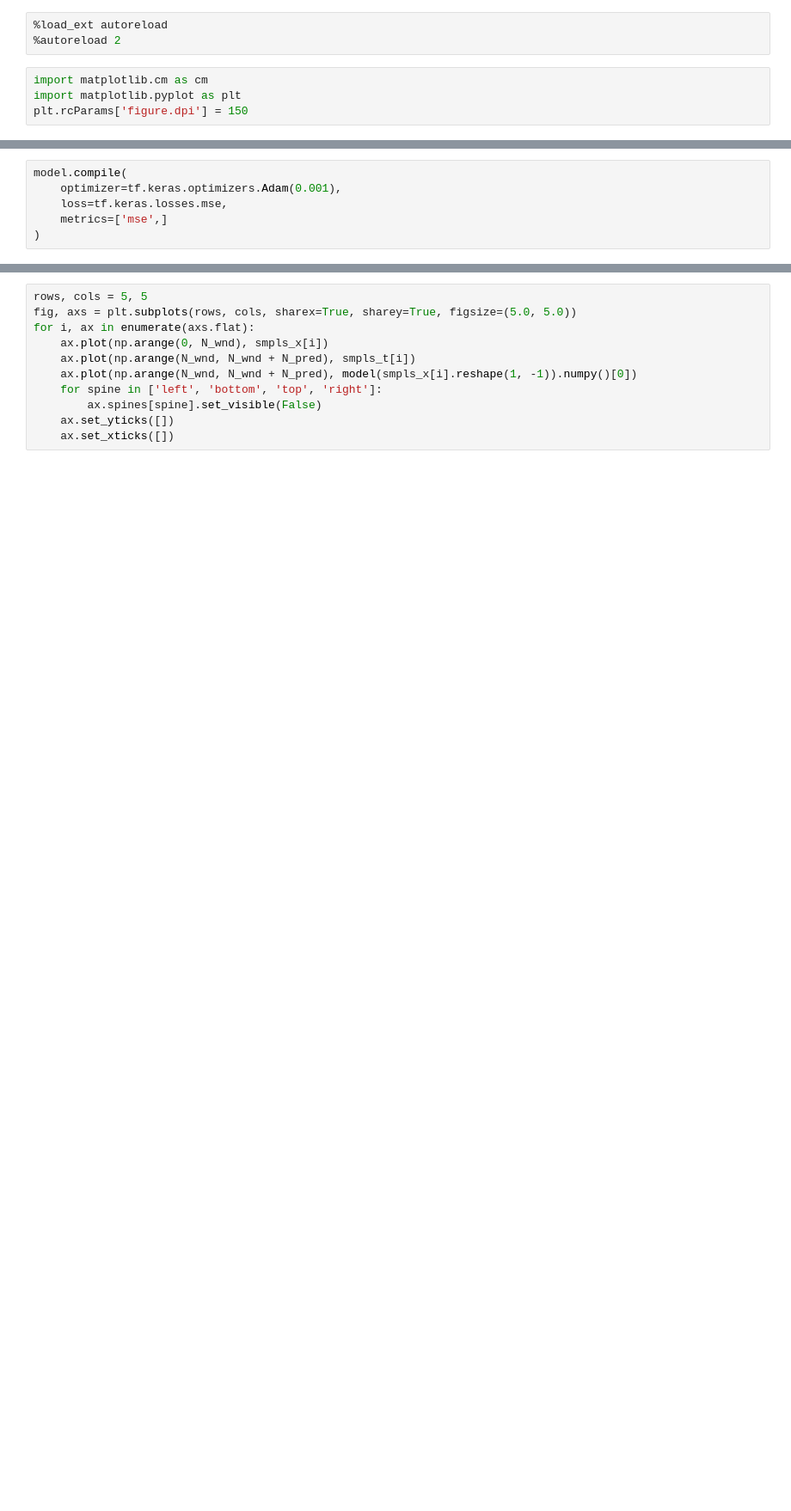
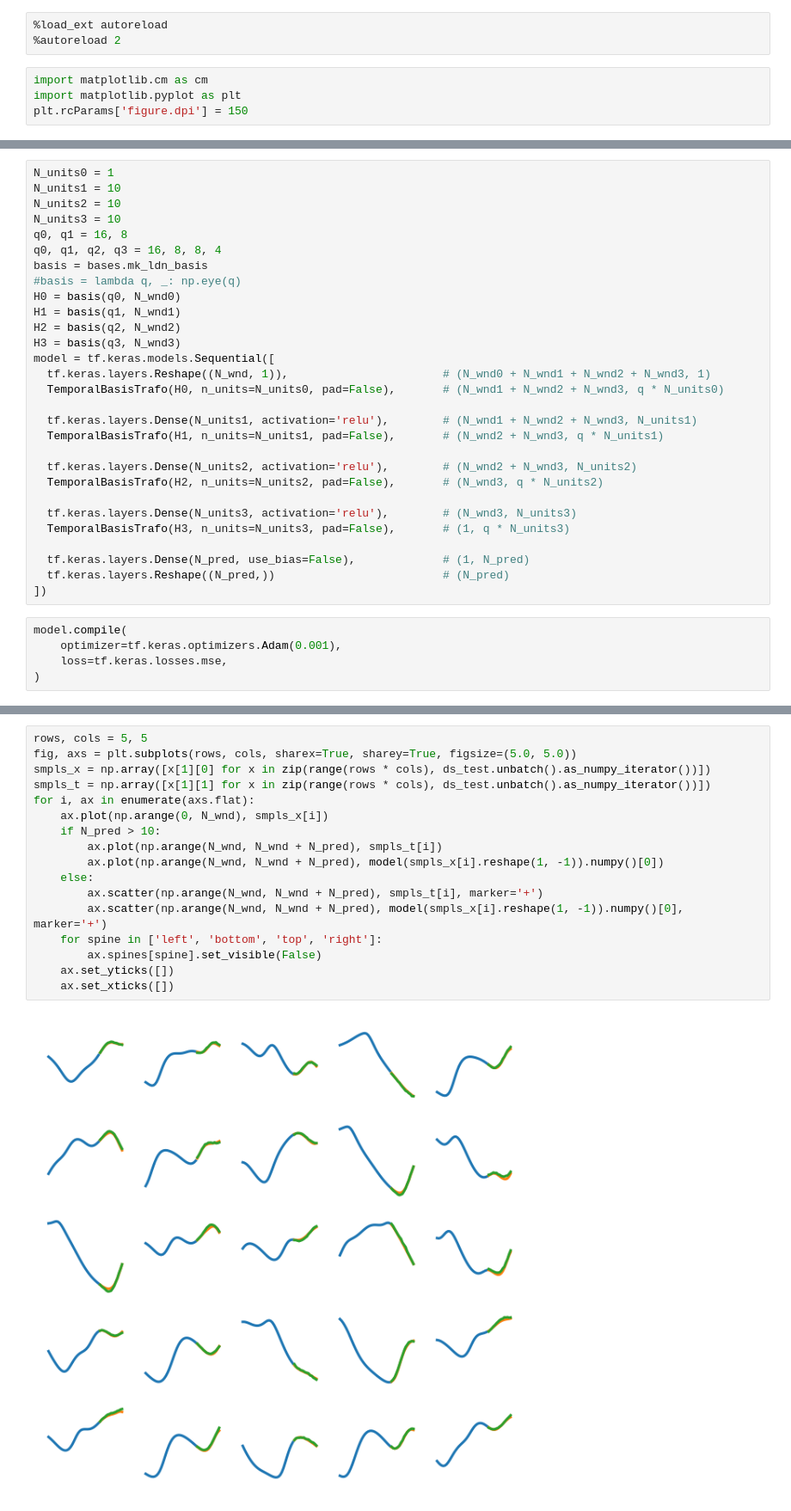
Before and after one commit to astoeckel/temporal_basis_transformation_network, a Jupyter notebook: notebooks/mackey_glass.ipynb, the cells around one changed output, grey strips where cells are left out. Shown at 86% size. Cells and saved outputs as stored; diff of their text form; blank space fills up the shorter version.

```diff
--- a/notebooks/mackey_glass.ipynb
+++ b/notebooks/mackey_glass.ipynb
@@ -70,8 +26,36 @@ model = tf.keras.models.Sequential([
+# %%
+N_units0 = 1
+N_units1 = 10
+N_units2 = 10
+N_units3 = 10
+q0, q1 = 16, 8
+q0, q1, q2, q3 = 16, 8, 8, 4
+basis = bases.mk_ldn_basis
+#basis = lambda q, _: np.eye(q)
+H0 = basis(q0, N_wnd0)
+H1 = basis(q1, N_wnd1)
+H2 = basis(q2, N_wnd2)
+H3 = basis(q3, N_wnd3)
+model = tf.keras.models.Sequential([
+  tf.keras.layers.Reshape((N_wnd, 1)),                       # (N_wnd0 + N_wnd1 + N_wnd2 + N_wnd3, 1)
+  TemporalBasisTrafo(H0, n_units=N_units0, pad=False),       # (N_wnd1 + N_wnd2 + N_wnd3, q * N_units0)
+
+  tf.keras.layers.Dense(N_units1, activation='relu'),        # (N_wnd1 + N_wnd2 + N_wnd3, N_units1)
+  TemporalBasisTrafo(H1, n_units=N_units1, pad=False),       # (N_wnd2 + N_wnd3, q * N_units1)
+
+  tf.keras.layers.Dense(N_units2, activation='relu'),        # (N_wnd2 + N_wnd3, N_units2)
+  TemporalBasisTrafo(H2, n_units=N_units2, pad=False),       # (N_wnd3, q * N_units2)
+
+  tf.keras.layers.Dense(N_units3, activation='relu'),        # (N_wnd3, N_units3)
+  TemporalBasisTrafo(H3, n_units=N_units3, pad=False),       # (1, q * N_units3)
+
+  tf.keras.layers.Dense(N_pred, use_bias=False),             # (1, N_pred)
+  tf.keras.layers.Reshape((N_pred,))                         # (N_pred)
+])
 # %%
 model.compile(
     optimizer=tf.keras.optimizers.Adam(0.001),
     loss=tf.keras.losses.mse,
-    metrics=['mse',]
 )
 # %%
 model.fit(
@@ -93,11 +110,19 @@ KeyboardInterrupt:
 # %%
 rows, cols = 5, 5
 fig, axs = plt.subplots(rows, cols, sharex=True, sharey=True, figsize=(5.0, 5.0))
+smpls_x = np.array([x[1][0] for x in zip(range(rows * cols), ds_test.unbatch().as_numpy_iterator())])
+smpls_t = np.array([x[1][1] for x in zip(range(rows * cols), ds_test.unbatch().as_numpy_iterator())])
 for i, ax in enumerate(axs.flat):
     ax.plot(np.arange(0, N_wnd), smpls_x[i])
-    ax.plot(np.arange(N_wnd, N_wnd + N_pred), smpls_t[i])
-    ax.plot(np.arange(N_wnd, N_wnd + N_pred), model(smpls_x[i].reshape(1, -1)).numpy()[0])
+    if N_pred > 10:
+        ax.plot(np.arange(N_wnd, N_wnd + N_pred), smpls_t[i])
+        ax.plot(np.arange(N_wnd, N_wnd + N_pred), model(smpls_x[i].reshape(1, -1)).numpy()[0])
+    else:
+        ax.scatter(np.arange(N_wnd, N_wnd + N_pred), smpls_t[i], marker='+')
+        ax.scatter(np.arange(N_wnd, N_wnd + N_pred), model(smpls_x[i].reshape(1, -1)).numpy()[0], marker='+')
     for spine in ['left', 'bottom', 'top', 'right']:
         ax.spines[spine].set_visible(False)
     ax.set_yticks([])
     ax.set_xticks([])
+# %% [output]
+[figure, added]
```
Also changed, not shown: parts of 9 cells of this notebook, 4 other files.
